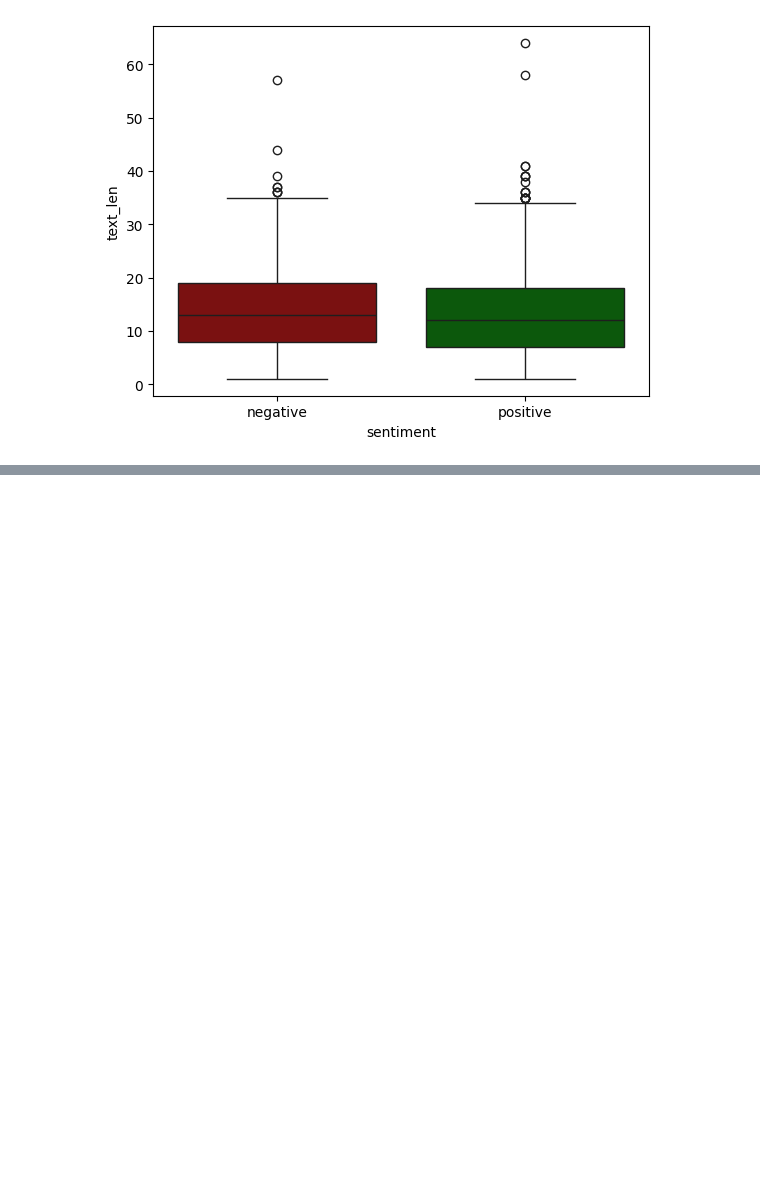
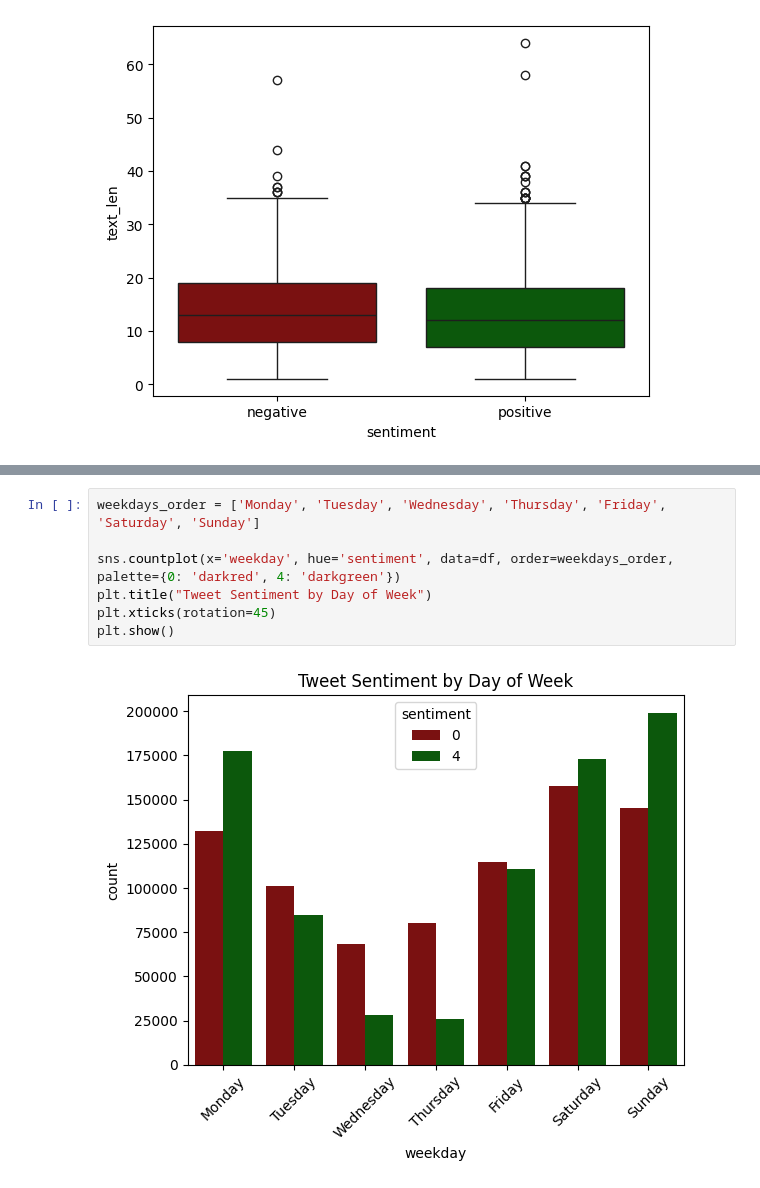
Before and after one commit to taha-kms/Tweet-Sentiment-Analysis, a Jupyter notebook: src/eda.ipynb, the cells around one changed output, grey strips where cells are left out. Saved outputs shown, nothing was run; the diff lists cells and outputs as text; blank space fills up the shorter version.

```diff
--- a/src/eda.ipynb
+++ b/src/eda.ipynb
@@ -107,0 +132,9 @@ Passing `palette` without assigning `hue` is deprecated and will be removed in v
+# %%
+weekdays_order = ['Monday', 'Tuesday', 'Wednesday', 'Thursday', 'Friday', 'Saturday', 'Sunday']
+
+sns.countplot(x='weekday', hue='sentiment', data=df, order=weekdays_order, palette={0: 'darkred', 4: 'darkgreen'})
+plt.title("Tweet Sentiment by Day of Week")
+plt.xticks(rotation=45)
+plt.show()
+# %% [output]
+[figure, added]
```
Also changed, not shown: parts of 8 cells of this notebook.
